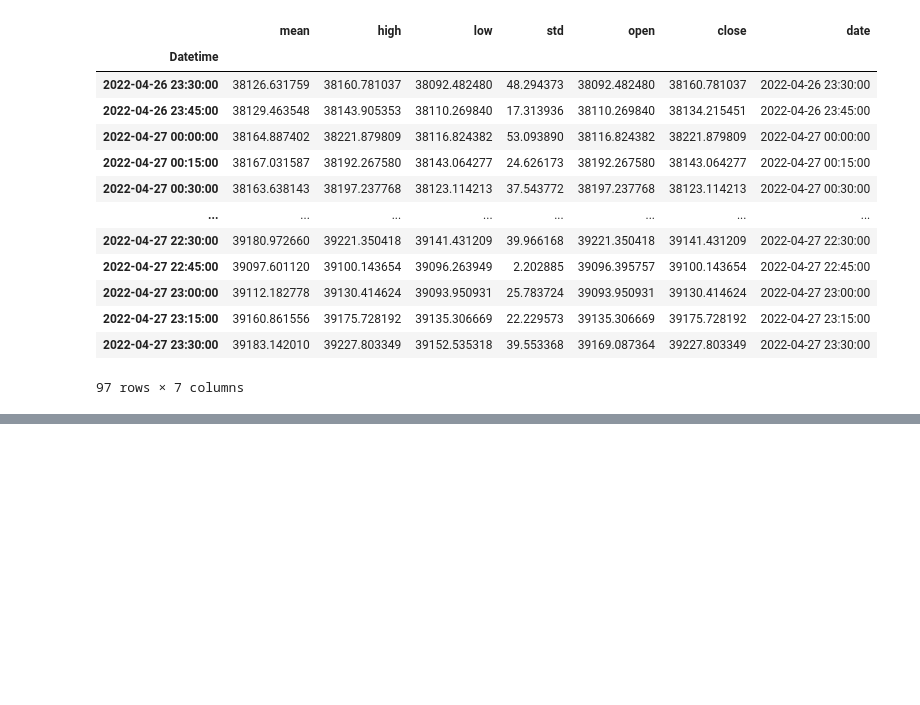
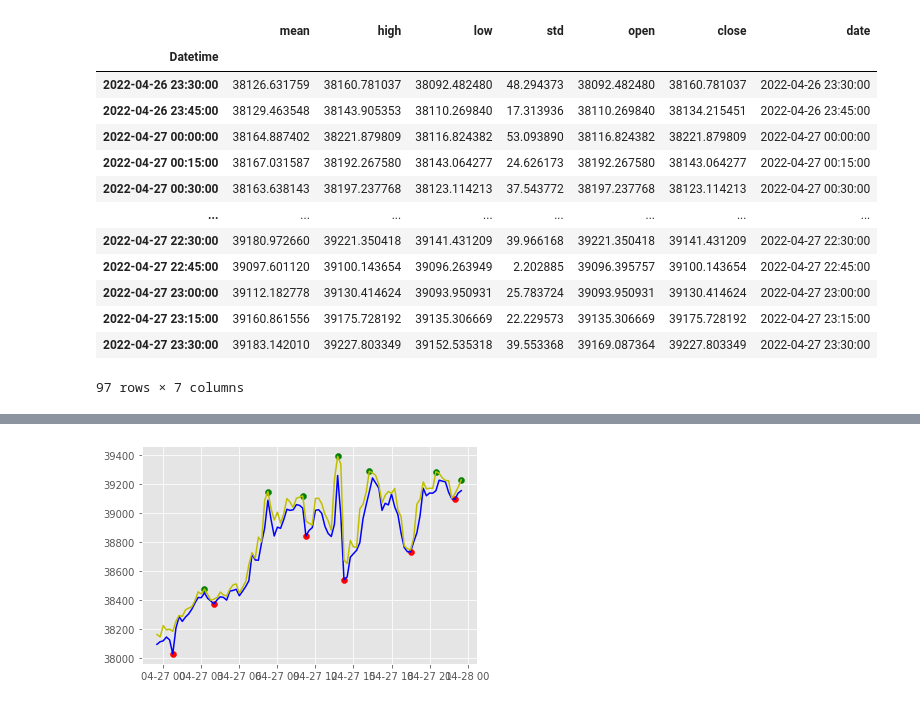
Before and after one commit to mrjaytv/cryptolord, a Jupyter notebook: dataExploration.ipynb, the cells around one changed output, grey strips where cells are left out. Cells and saved outputs as stored; diff of their text form; code cells hidden in the pictures; blank space fills up the shorter version.

Commit message:
Added relative maxima and minima plot

```diff
--- a/dataExploration.ipynb
+++ b/dataExploration.ipynb
@@ -151,0 +152,18 @@ plt.show()
+# %%
+from scipy.signal import argrelextrema
+df = prices15minDF
+n = 5  # n is the points checked before and after the current point
+df['min'] = df.iloc[argrelextrema(df.low.values, np.less_equal,
+                    order=n)[0]]['low']
+df['max'] = df.iloc[argrelextrema(df.high.values, np.greater_equal,
+                    order=n)[0]]['high']
+
+# Plot results
+
+plt.scatter(df.index, df['min'], c='r')
+plt.scatter(df.index, df['max'], c='g')
+plt.plot(df.index, df['low'], c='b')
+plt.plot(df.index, df['high'], c='y')
+plt.show()
+# %% [output]
+[figure, added]
```
Also changed, not shown: parts of 1 cell of this notebook.
